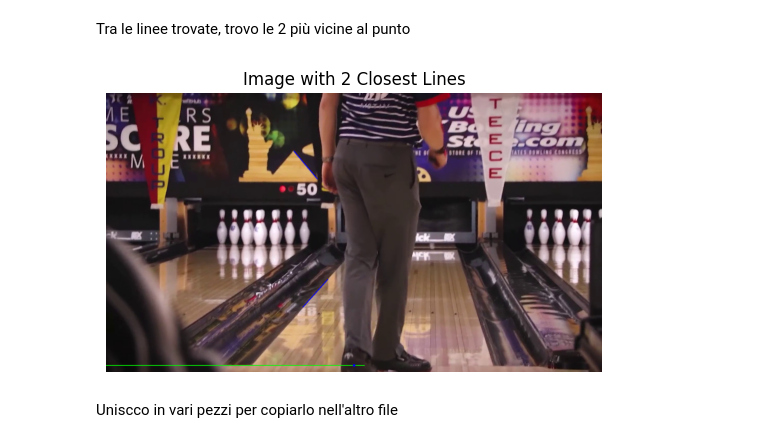
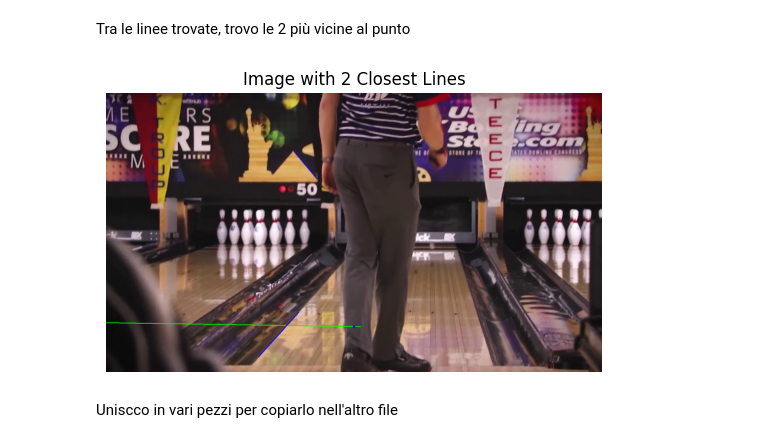
Before and after one commit to CorraPiano/bowling-analysis, a Jupyter notebook: notebook/lane_detection/Lane_Detection_Test_Lateral.ipynb, the cells around one changed output. Cells and saved outputs as stored; diff of their text form; code cells hidden in the pictures.

Commit message:
Lateral lines detection

```diff
--- a/notebook/lane_detection/Lane_Detection_Test_Lateral.ipynb
+++ b/notebook/lane_detection/Lane_Detection_Test_Lateral.ipynb
@@ -122,8 +126,11 @@ combined_mask = cv2.bitwise_or(mask_brown, mask_rose)
 # apply brown and rose mask
 extracted_image = cv2.bitwise_and(image_color, image_color, mask=combined_mask)
 
+# blur the image
+blurred_image = cv2.GaussianBlur(extracted_image, (15, 15), 0)
+
 # Convert the bottom image to grayscale
-gray_image = cv2.cvtColor(extracted_image, cv2.COLOR_BGR2GRAY)
+gray_image = cv2.cvtColor(blurred_image, cv2.COLOR_BGR2GRAY)
 
 # Compute Otsu's threshold
 otsu_thresh, _ = cv2.threshold(gray_image, 0, 255, cv2.THRESH_BINARY + cv2.THRESH_OTSU)
@@ -170,7 +177,7 @@ prima elimino le linee quasi orizzontali
 # %%
 # Function to calculate the angle of a line
 def calculate_angle(x1, y1, x2, y2):
-    return abs(math.degrees(math.atan2(y2 - y1, x2 - x1)))
+    return math.degrees(math.atan2(y2 - y1, x2 - x1))
 
 # Filter out lines that are 'quite horizontal' with a tolerance of 20 degrees
 non_horizontal_lines = []
@@ -211,7 +218,7 @@ for line in non_horizontal_lines:
     x1, y1, x2, y2 = line[0]
     angle = calculate_angle(x1, y1, x2, y2)
     if angle < (-tolerance) or angle > (+tolerance):
-        if y1 < y_threshold and y2 < y_threshold:
+        if y1 < y_threshold or y2 < y_threshold:
             filtered_lines.append(line)
 
 # Draw the filtered lines on the image
@@ -296,14 +303,27 @@ Trovo le linee con slope simile a quella trovata
 # Calculate the angle of the closest line
 x1_closest, y1_closest, x2_closest, y2_closest = closest_line[0]
 angle_closest = calculate_angle(x1_closest, y1_closest, x2_closest, y2_closest)
+print(f"Angle of the closest line: {angle_closest}")
 
-# Filter lines based on angle similarity with a tolerance of 30 degrees
-tolerance_angle = 30
+# # Filter lines based on angle similarity with a tolerance of 30 degrees
+# tolerance_angle = 30
+# equality_threshold = 1
+# similar_angle_lines = []
+# for line in filtered_lines:
+#     x1, y1, x2, y2 = line[0]
+#     angle = calculate_angle(x1, y1, x2, y2)
+#     print(f"Angle of the line: {angle}")
+#     if abs(angle - angle_closest) <= tolerance_angle and abs(angle - angle_closest) > equality_threshold:
+#         similar_angle_lines.append(line)
+
+# avoid to select lines too similar to the closest one (probably the same)
+equality_threshold = 3
 similar_angle_lines = []
 for line in filtered_lines:
     x1, y1, x2, y2 = line[0]
     angle = calculate_angle(x1, y1, x2, y2)
-    if abs(angle - angle_closest) <= tolerance_angle:
+    print(f"Angle of the line: {angle}")
+    if abs(angle - angle_closest) > equality_threshold:
         similar_angle_lines.append(line)
 
 # Draw the filtered lines on the image
@@ -324,30 +354,30 @@ Tra le linee trovate, trovo le 2 più vicine al punto
 # %%
 # Calculate the distances from the point to each line
 distances = []
-for line in filtered_lines:
+for line in similar_angle_lines:
     x1, y1, x2, y2 = line[0]
     distance = distance_point_to_line(x_half, y_half, x1, y1, x2, y2)
     distances.append((distance, line))
 
 # Sort the lines based on the distance
 distances.sort(key=lambda x: x[0])
 
 # Select the 2 closest lines
-closest_lines = [distances[0][1], distances[1][1]]
+closest_lines = [closest_line, distances[0][1]]
 
 # Draw the 2 closest lines on the image
 image_with_closest_lines = image_with_point.copy()
 for line in closest_lines:
     x1, y1, x2, y2 = line[0]
     cv2.line(image_with_closest_lines, (x1, y1), (x2, y2), (255, 0, 0), 2)
 
 # Show the image with the 2 closest lines
 plt.imshow(cv2.cvtColor(image_with_closest_lines, cv2.COLOR_BGR2RGB))
 plt.title("Image with 2 Closest Lines")
 plt.axis('off')
 plt.show()
 # %% [output]
-[figure, old version]
+[figure, new version]
 # %% [markdown]
 Uniscco in vari pezzi per copiarlo nell'altro file
 # %%
```
Also changed, not shown: parts of 10 cells of this notebook, 6 other files.
